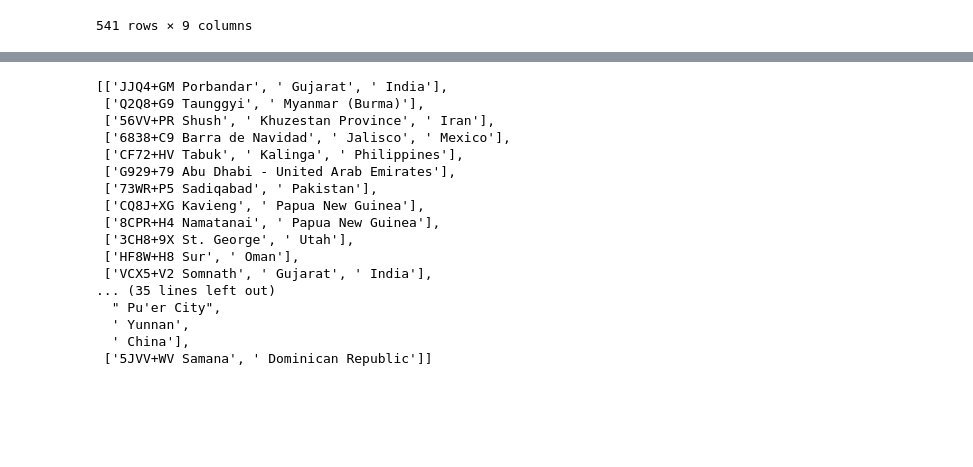
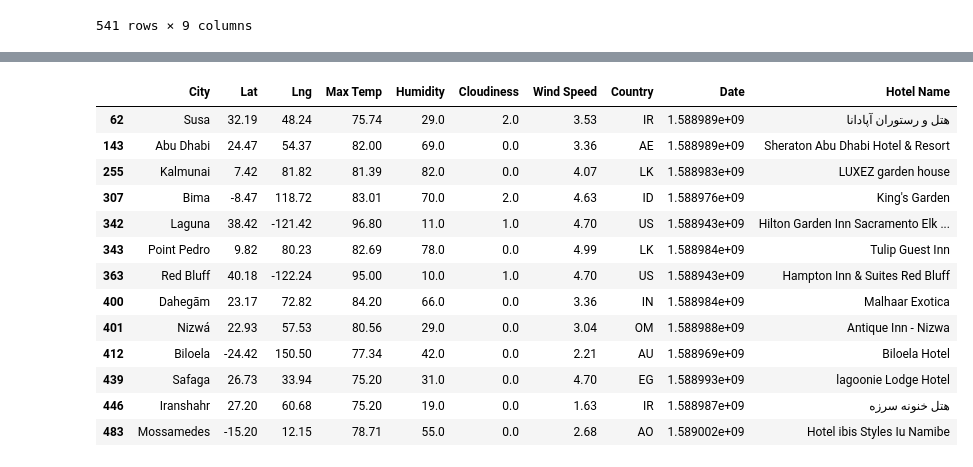
Before and after one commit to aaranzazuu/python_APIs, a Jupyter notebook: Vacation Py/VacationPy.ipynb, the cells around one changed output, grey strips where cells are left out. Drawn from its saved outputs; the diff is of its cells as text; code cells hidden in the pictures; blank space fills up the shorter version.

```diff
--- a/Vacation Py/VacationPy.ipynb
+++ b/Vacation Py/VacationPy.ipynb
@@ -51,14 +51,16 @@ fig
 # %%
 #Create new DataFrame fitting weather criteria
 
-#Wind speed less than 10 mph.
-#Cloudinss of less than 20%
-#Max temp of lower than 100 degrees but higher than 75.
+#Wind speed less than 5 mph.
+#Cloudinss of less than 10%
+#Max temp higher than 75.
 
 
-ideal_weather = weather.loc[(weather["Wind Speed"]<10)&(weather["Cloudiness"]<20)&(weather["Max Temp"]>70)]
+ideal_weather = weather.loc[(weather["Wind Speed"]<5)&(weather["Cloudiness"]<10)&(weather["Max Temp"]>75)]
 ideal_weather
 
 
 #Drop any rows will null value
+ideal_weather = ideal_weather.dropna(how="any")
+len(ideal_weather)
 # %% [output]
@@ -123,16 +113,11 @@ pprint(response_list)
 # %%
 hotel_name = []
-hotel_lat = []
-hotel_lng = []
 
-for x in range(59):
+for x in range(len(response_list)):
     try:
         hotel_name.append(response_list[x]["results"][0]["name"])
-        hotel_lat.append(response_list[x]["results"][0]["geometry"]["location"]["lat"])
-        hotel_lng.append(response_list[x]["results"][0]["geometry"]["location"]["lng"])
     except:
         hotel_name.append("NaN")
-        #hotel_city.append("NaN")
-len(hotel_name)
-#hotel_lat,2
+
+hotel_name
 # %% [output]
@@ -140,26 +137,21 @@ len(hotel_name)
-# %%
-hotel_city_clean = []
-
-for item in hotel_city:
-    res = item.split(",")
-    hotel_city_clean.append(res)
-
-hotel_city_clean
-# %% [output]
-[['JJQ4+GM Porbandar', ' Gujarat', ' India'],
- ['Q2Q8+G9 Taunggyi', ' Myanmar (Burma)'],
- ['56VV+PR Shush', ' Khuzestan Province', ' Iran'],
- ['6838+C9 Barra de Navidad', ' Jalisco', ' Mexico'],
- ['CF72+HV Tabuk', ' Kalinga', ' Philippines'],
- ['G929+79 Abu Dhabi - United Arab Emirates'],
- ['73WR+P5 Sadiqabad', ' Pakistan'],
- ['CQ8J+XG Kavieng', ' Papua New Guinea'],
- ['8CPR+H4 Namatanai', ' Papua New Guinea'],
- ['3CH8+9X St. George', ' Utah'],
- ['HF8W+H8 Sur', ' Oman'],
- ['VCX5+V2 Somnath', ' Gujarat', ' India'],
-... (35 lines left out)
-  " Pu'er City",
-  ' Yunnan',
-  ' China'],
- ['5JVV+WV Samana', ' Dominican Republic']]
+# %%
+#Add Hotel Name to Ideal Weather DF
+
+ideal_weather["Hotel Name"] = hotel_name
+hotel_df["Hotel Name"] = ideal_weather["Hotel Name"].astype(str)
+hotel_df
+# %% [output]
+|  | City | Lat | Lng | Max Temp | Humidity | Cloudiness | Wind Speed | Country | Date | Hotel Name |
+| 62 | Susa | 32.19 | 48.24 | 75.74 | 29.0 | 2.0 | 3.53 | IR | 1.588989e+09 | هتل و رستوران آپادانا |
+| 143 | Abu Dhabi | 24.47 | 54.37 | 82.00 | 69.0 | 0.0 | 3.36 | AE | 1.588989e+09 | Sheraton Abu Dhabi Hotel & Resort |
+| 255 | Kalmunai | 7.42 | 81.82 | 81.39 | 82.0 | 0.0 | 4.07 | LK | 1.588983e+09 | LUXEZ garden house |
+| 307 | Bima | -8.47 | 118.72 | 83.01 | 70.0 | 2.0 | 4.63 | ID | 1.588976e+09 | King's Garden |
+| 342 | Laguna | 38.42 | -121.42 | 96.80 | 11.0 | 1.0 | 4.70 | US | 1.588943e+09 | Hilton Garden Inn Sacramento Elk ... |
+| 343 | Point Pedro | 9.82 | 80.23 | 82.69 | 78.0 | 0.0 | 4.99 | LK | 1.588984e+09 | Tulip Guest Inn |
+| 363 | Red Bluff | 40.18 | -122.24 | 95.00 | 10.0 | 1.0 | 4.70 | US | 1.588943e+09 | Hampton Inn & Suites Red Bluff |
+| 400 | Dahegām | 23.17 | 72.82 | 84.20 | 66.0 | 0.0 | 3.36 | IN | 1.588984e+09 | Malhaar Exotica |
+| 401 | Nizwá | 22.93 | 57.53 | 80.56 | 29.0 | 0.0 | 3.04 | OM | 1.588988e+09 | Antique Inn - Nizwa |
+| 412 | Biloela | -24.42 | 150.50 | 77.34 | 42.0 | 0.0 | 2.21 | AU | 1.588969e+09 | Biloela Hotel |
+| 439 | Safaga | 26.73 | 33.94 | 75.20 | 31.0 | 0.0 | 4.70 | EG | 1.588993e+09 | lagoonie Lodge Hotel |
+| 446 | Iranshahr | 27.20 | 60.68 | 75.20 | 19.0 | 0.0 | 1.63 | IR | 1.588987e+09 | هتل خنونه سرزه |
+| 483 | Mossamedes | -15.20 | 12.15 | 78.71 | 55.0 | 0.0 | 2.68 | AO | 1.589002e+09 | Hotel ibis Styles Iu Namibe |
```
Also changed, not shown: parts of 7 cells of this notebook.
